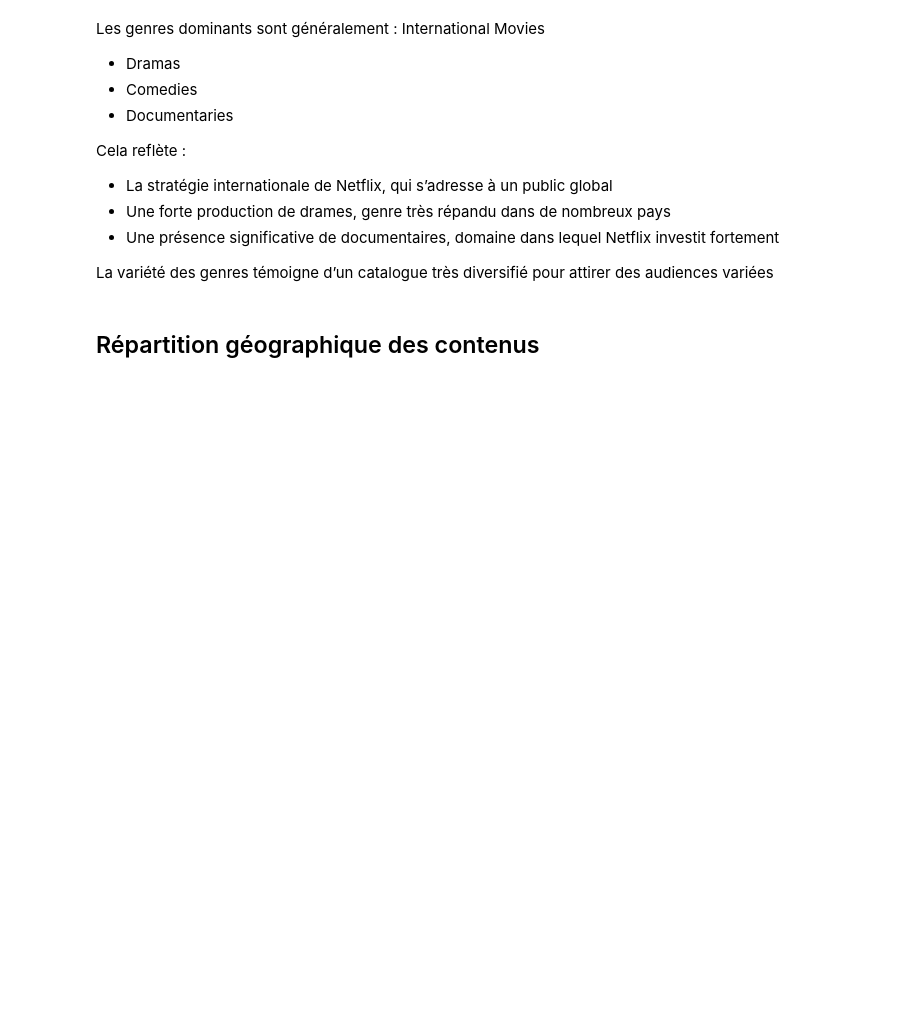
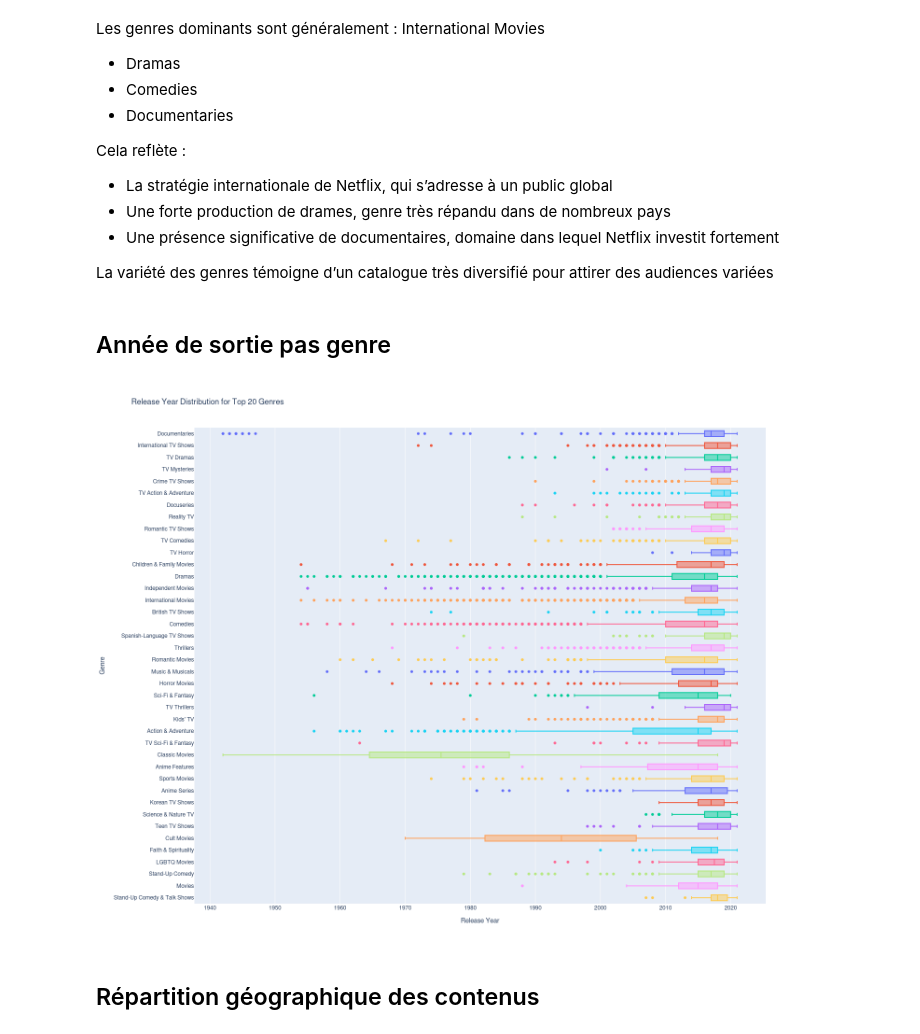
Before and after one commit to Ludovic-Potvin/8PRO408-Mini-Projet, a Jupyter notebook: analyse.ipynb, the cells around one changed output. Saved outputs shown, nothing was run; the diff lists cells and outputs as text; code cells hidden in the pictures; blank space fills up the shorter version.

```diff
--- a/analyse.ipynb
+++ b/analyse.ipynb
@@ -192,6 +196,51 @@ Cela reflète :
 - Une présence significative de documentaires, domaine dans lequel Netflix investit fortement
 
 La variété des genres témoigne d’un catalogue très diversifié pour attirer des audiences variées
+# %% [markdown]
+## Année de sortie pas genre
+# %%
+# Split genre in individual column
+df_exploded = (
+    df.assign(listed_in=df['listed_in'].str.split(', '))
+      .explode('listed_in')
+      .rename(columns={'listed_in': 'genre'})
+)
+
+# Find the tops
+top = (
+    df_exploded['genre'].value_counts()
+    .nlargest(40)
+    .index
+)
+
+df_top = df_exploded[df_exploded['genre'].isin(top)]
+
+# 3. Create box plot
+fig = px.box(
+    df_top,
+    x="release_year",
+    y="genre",
+    color="genre",
+    title="Release Year Distribution for Top 20 Genres",
+    orientation='h',
+    hover_data = {'title'}
+)
+
+fig.update_traces(
+    hovertemplate="<b>%{customdata[0]}</b><extra></extra>"
+)
+
+# Clean axis labels
+fig.update_layout(
+    height=1200,
+    xaxis_title="Release Year",
+    yaxis_title="Genre",
+    showlegend=False,
+)
+
+fig.show()
+# %% [output]
+[figure, added]
 # %% [markdown]
 ## Répartition géographique des contenus
 # %%
```
Also changed, not shown: parts of 5 cells of this notebook.
